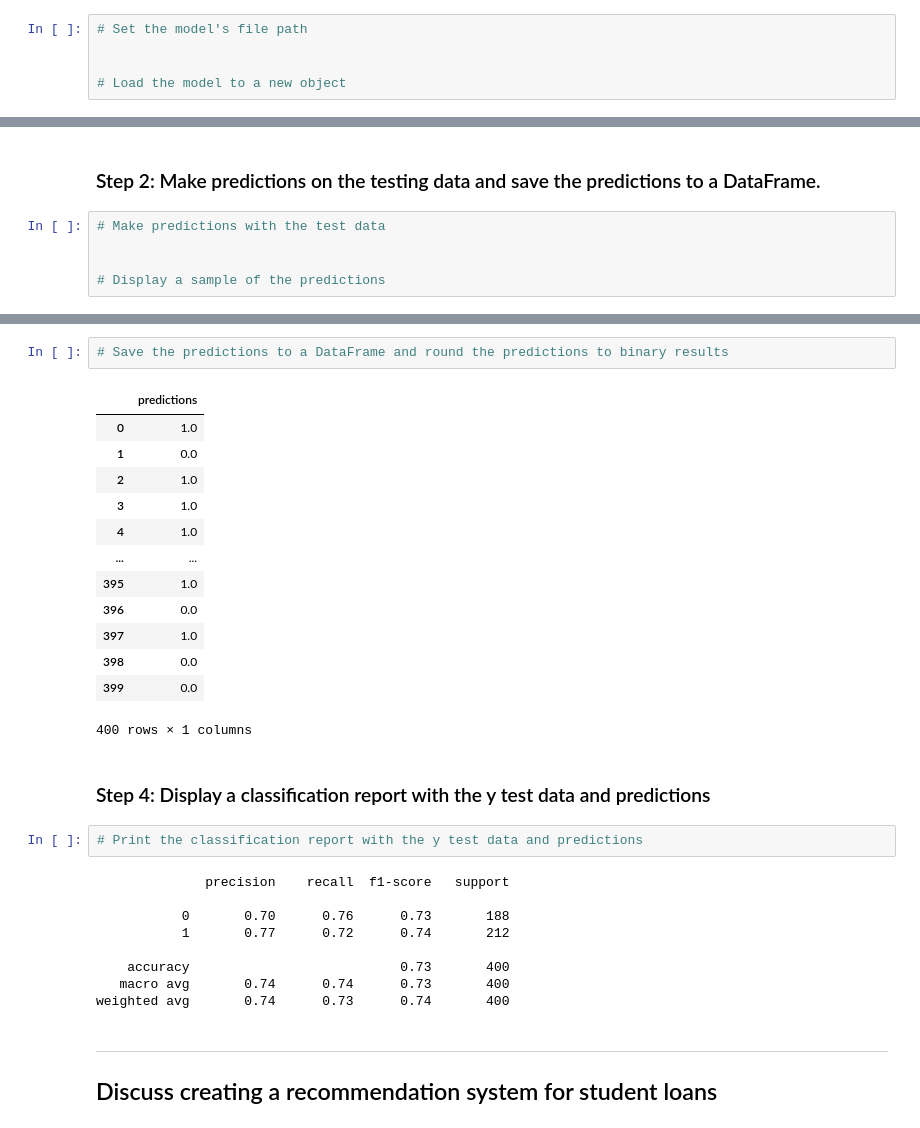
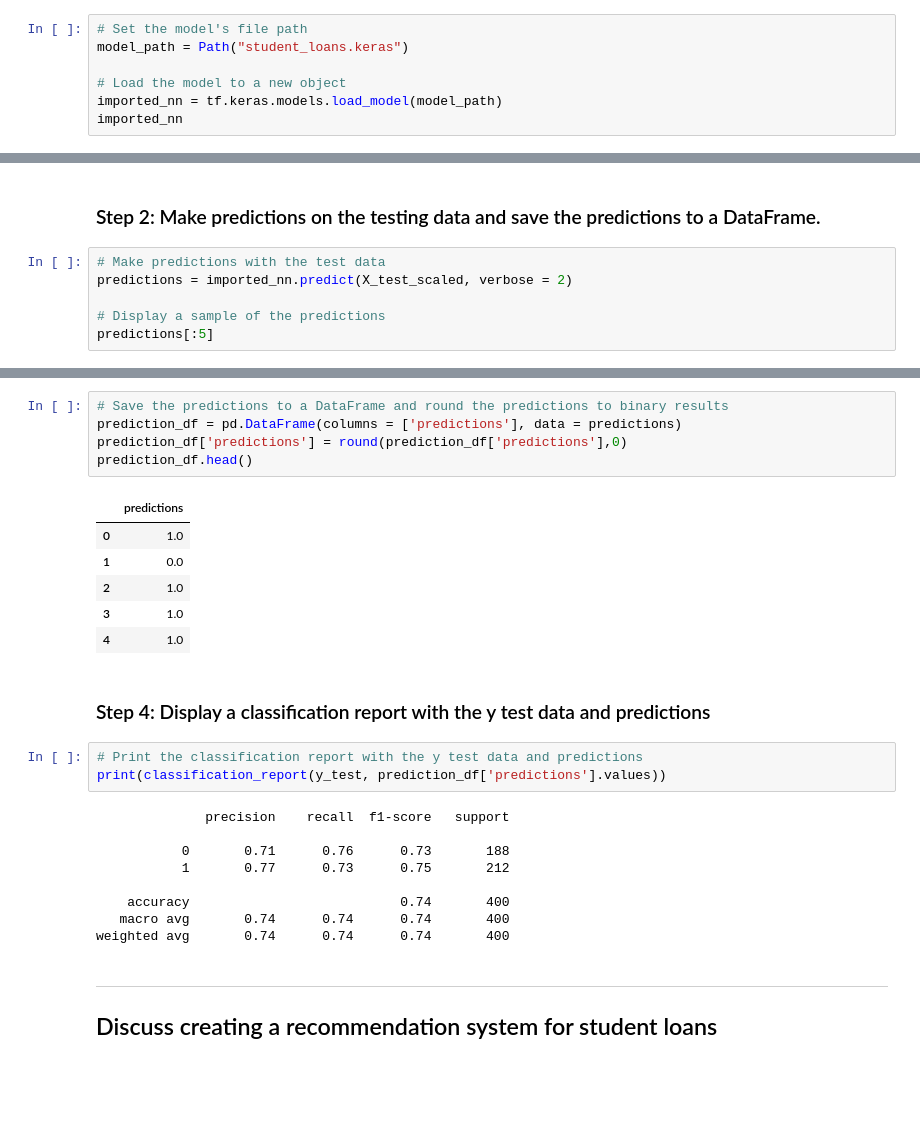
Before and after one commit to jclibs/neural-network-challenge-1, a Jupyter notebook: M18_Starter_Code/student_loans_with_deep_learning.ipynb, the cells around one changed output, grey strips where cells are left out. Saved outputs shown, nothing was run; the diff lists cells and outputs as text; blank space fills up the shorter version.

```diff
--- a/M18_Starter_Code/student_loans_with_deep_learning.ipynb
+++ b/M18_Starter_Code/student_loans_with_deep_learning.ipynb
@@ -206,6 +213,8 @@ Loss: 0.5049149394035339, Accuracy: 0.7350000143051147
 ### Step 1: Reload your saved model.
 # %%
 # Set the model's file path
-
+model_path = Path("student_loans.keras")
 
 # Load the model to a new object
+imported_nn = tf.keras.models.load_model(model_path)
+imported_nn
@@ -213,7 +224,8 @@ Loss: 0.5049149394035339, Accuracy: 0.7350000143051147
 ### Step 2: Make predictions on the testing data and save the predictions to a DataFrame.
 # %%
 # Make predictions with the test data
-
+predictions = imported_nn.predict(X_test_scaled, verbose = 2)
 
 # Display a sample of the predictions
+predictions[:5]
 # %% [output]
@@ -226,32 +238,29 @@ array([[0.63573396],
 # %%
 # Save the predictions to a DataFrame and round the predictions to binary results
+prediction_df = pd.DataFrame(columns = ['predictions'], data = predictions)
+prediction_df['predictions'] = round(prediction_df['predictions'],0)
+prediction_df.head()
 # %% [output]
 |  | predictions |
 | 0 | 1.0 |
 | 1 | 0.0 |
 | 2 | 1.0 |
 | 3 | 1.0 |
 | 4 | 1.0 |
-| ... | ... |
-| 395 | 1.0 |
-| 396 | 0.0 |
-| 397 | 1.0 |
-| 398 | 0.0 |
-| 399 | 0.0 |
-400 rows × 1 columns
 # %% [markdown]
 ### Step 4: Display a classification report with the y test data and predictions
 # %%
 # Print the classification report with the y test data and predictions
+print(classification_report(y_test, prediction_df['predictions'].values))
 # %% [output]
               precision    recall  f1-score   support
 
-           0       0.70      0.76      0.73       188
-           1       0.77      0.72      0.74       212
+           0       0.71      0.76      0.73       188
+           1       0.77      0.73      0.75       212
 
-    accuracy                           0.73       400
-   macro avg       0.74      0.74      0.73       400
-weighted avg       0.74      0.73      0.74       400
+    accuracy                           0.74       400
+   macro avg       0.74      0.74      0.74       400
+weighted avg       0.74      0.74      0.74       400
 # %% [markdown]
 ---
 ## Discuss creating a recommendation system for student loans
```
Also changed, not shown: parts of 12 cells of this notebook.
